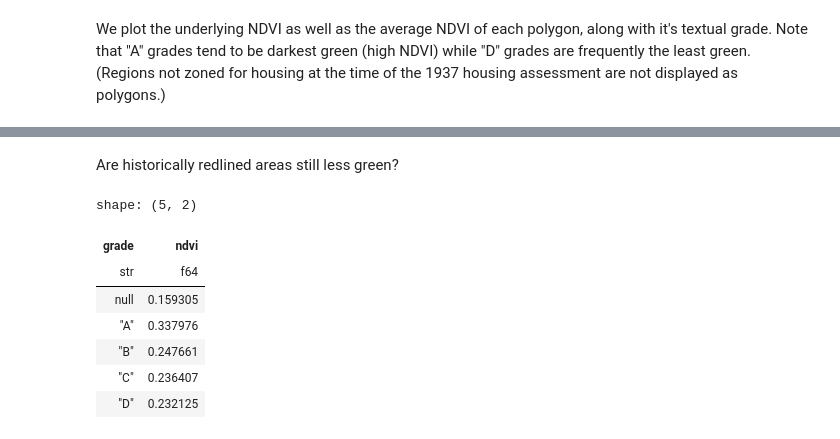
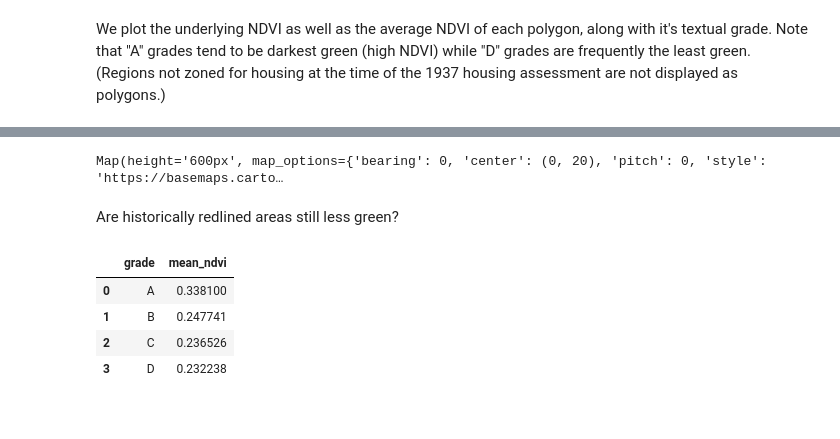
Before and after one commit to boettiger-lab/nasa-topst-env-justice, a Jupyter notebook: tutorials/python/1-intro-python.ipynb, the cells around one changed output, grey strips where cells are left out. Saved outputs shown, nothing was run; the diff lists cells and outputs as text; code cells hidden in the pictures.

Commit message:
maplibre

```diff
--- a/tutorials/python/1-intro-python.ipynb
+++ b/tutorials/python/1-intro-python.ipynb
@@ -96,10 +123,13 @@ In addition to large scale raster data such as satellite imagery, the analysis o
 # %%
-# make sure we are in the same projection.
-# zonal_stats method understands paths but not xarray
-(   ndvi.
-    rio.reproject("EPSG:4326").
-    rio.to_raster(raster_path="ndvi.tif", driver="COG")
-)
 
-sf_url = "/vsicurl/https://dsl.richmond.edu/panorama/redlining/static/citiesData/CASanFrancisco1937/geojson.json"
-mean_ndvi = zonal_stats(sf_url, "ndvi.tif", stats="mean")
+import ibis
+from ibis import _
+con = ibis.duckdb.connect()
+
+city = (
+    con
+    .read_geo("/vsicurl/https://dsl.richmond.edu/panorama/redlining/static/mappinginequality.gpkg")
+    .filter(_.city == "San Francisco", _.residential)
+    .execute()
+    .set_crs("EPSG:4326")
+   )
@@ -115,21 +152,29 @@ sf.plot(column="ndvi", legend=True)
+# %%
+import leafmap.maplibregl as leafmap
+
+m = leafmap.Map() # set style="liberty" for different basemap
+m.add_cog_layer(public_url, name = "NDVI", opacity = 0.7) # set palette="greens" for color
+m.add_gdf(city, "fill", paint = {"fill-color": ["get", "fill"], "fill-opacity": 0.5})
+m.add_layer_control()
+m
+# %% [output]
+Map(height='600px', map_options={'bearing': 0, 'center': (0, 20), 'pitch': 0, 'style': 'https://basemaps.carto…
 # %% [markdown]
 Are historically redlined areas still less green?
-# %%
-import geopolars as gpl
-import polars as pl
-
-(gpl.
-  from_geopandas(sf).
-  group_by("grade").
-  agg(pl.col("ndvi").mean()).
-  sort("grade")
-)
-# %% [output]
-shape: (5, 2)
-| grade | ndvi |
-| str | f64 |
-| null | 0.159305 |
-| "A" | 0.337976 |
-| "B" | 0.247661 |
-| "C" | 0.236407 |
-| "D" | 0.232125 |
+# %%
+
+mean_ndvi = (con
+ .read_parquet("out.parquet")
+ .rename(ndvi="mean")
+ .group_by(_.grade)
+ .agg(mean_ndvi = _.ndvi.mean())
+ .order_by(_.mean_ndvi.desc())
+ .execute()
+)
+mean_ndvi
+# %% [output]
+|  | grade | mean_ndvi |
+| 0 | A | 0.338100 |
+| 1 | B | 0.247741 |
+| 2 | C | 0.236526 |
+| 3 | D | 0.232238 |
```
Also changed, not shown: parts of 14 cells of this notebook, 1 other file.
